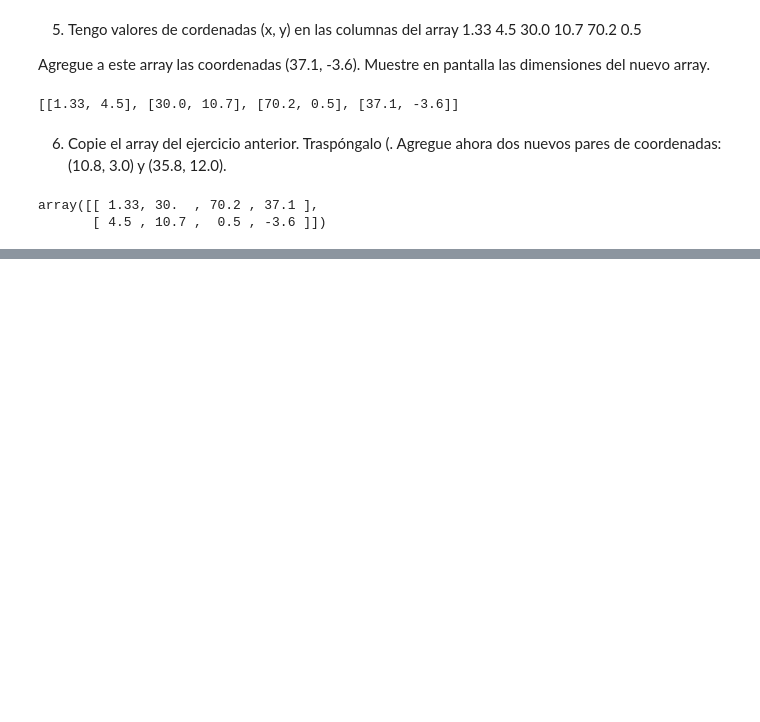
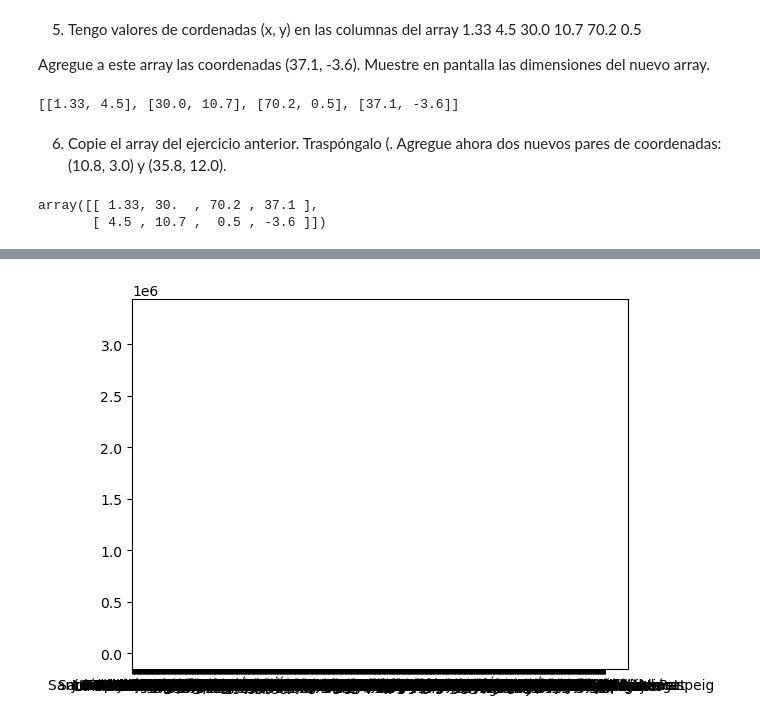
Before and after one commit to fhprime/Laboratorio-3-FH-Data-Science, a Jupyter notebook: Laboratorio 3 FH Data Science.ipynb, the cells around one changed output, grey strips where cells are left out. Cells and saved outputs as stored; diff of their text form; code cells hidden in the pictures; blank space fills up the shorter version.

```diff
--- a/Laboratorio 3 FH Data Science.ipynb
+++ b/Laboratorio 3 FH Data Science.ipynb
@@ -93,0 +198,6 @@ array([[ 1.33, 30.  , 70.2 , 37.1 ],
+# %%
+fig,ax = plt.subplots()
+ax.barh(y,x)
+plt.show()
+# %% [output]
+[figure, added]
```
Also changed, not shown: parts of 10 cells of this notebook.
